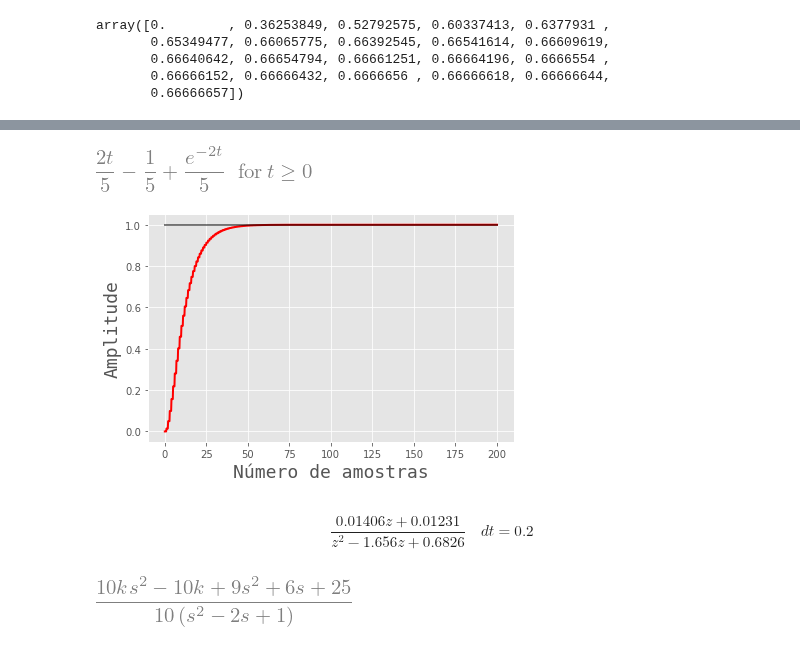
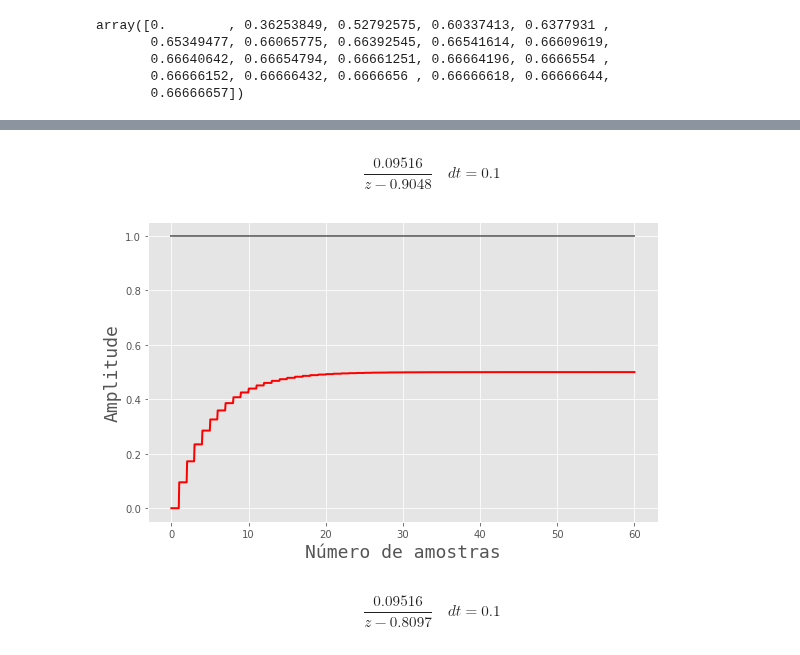
Before and after one commit to Hiago013/Ola-Mundo, a Jupyter notebook: ELT 331/lista3II.ipynb, the cells around one changed output, grey strips where cells are left out. Drawn from its saved outputs; the diff is of its cells as text; code cells hidden in the pictures.

```diff
--- a/ELT 331/lista3II.ipynb
+++ b/ELT 331/lista3II.ipynb
@@ -131,23 +87,12 @@ array([0.        , 1.81269247, 3.13250684, 4.09345858, 4.79312381,
 # %%
-g1s = 8 * (s + 0.1) / (s**2 * (10*s+1) * (s+2))
-g1c = tf(4, [5, 10, 0])
-Q17 = digital(Gs=g1s, Gsc= g1c, tau=.2)
-display(Q17.s2t())
-Q17.s2z()
-val = Q17.Fz(200, plot=True)
-val[0]
+g1s = 2 * (s - 6.93) / (s - 1) * (1 / (s * (s+1)))
+gsc =  tf(1, [1, 1])# * tf([2, -693/50], [1, -1])
+tau = .1
+Q17 = digital(Gs=g1s, Gsc=gsc, tau = tau)
+display(Q17.s2z())
+fz, time, mag = Q17.Fz(60, plot=True)
+display(fz)
 # %% [output]
+$$\frac{0.09516}{z - 0.9048}\quad dt = 0.1$$
-[figure, old version]
+[figure, new version]
-[figure, removed]
-$$\frac{0.01406 z + 0.01231}{z^2 - 1.656 z + 0.6826}\quad dt = 0.2$$
+$$\frac{0.09516}{z - 0.8097}\quad dt = 0.1$$
-# %%
-from sympy import var
-var('k')
-var('a')
-var('T')
-var('W')
-t = (s + 1)/(s-1)
-Xz = z**2 + z* (k - 1.7) + 0.7 + 0.9*z
-(Xz.subs(z, t)).simplify()
-# %% [output]
-[figure, removed]
```
Also changed, not shown: parts of 10 cells of this notebook, 1 other file.
